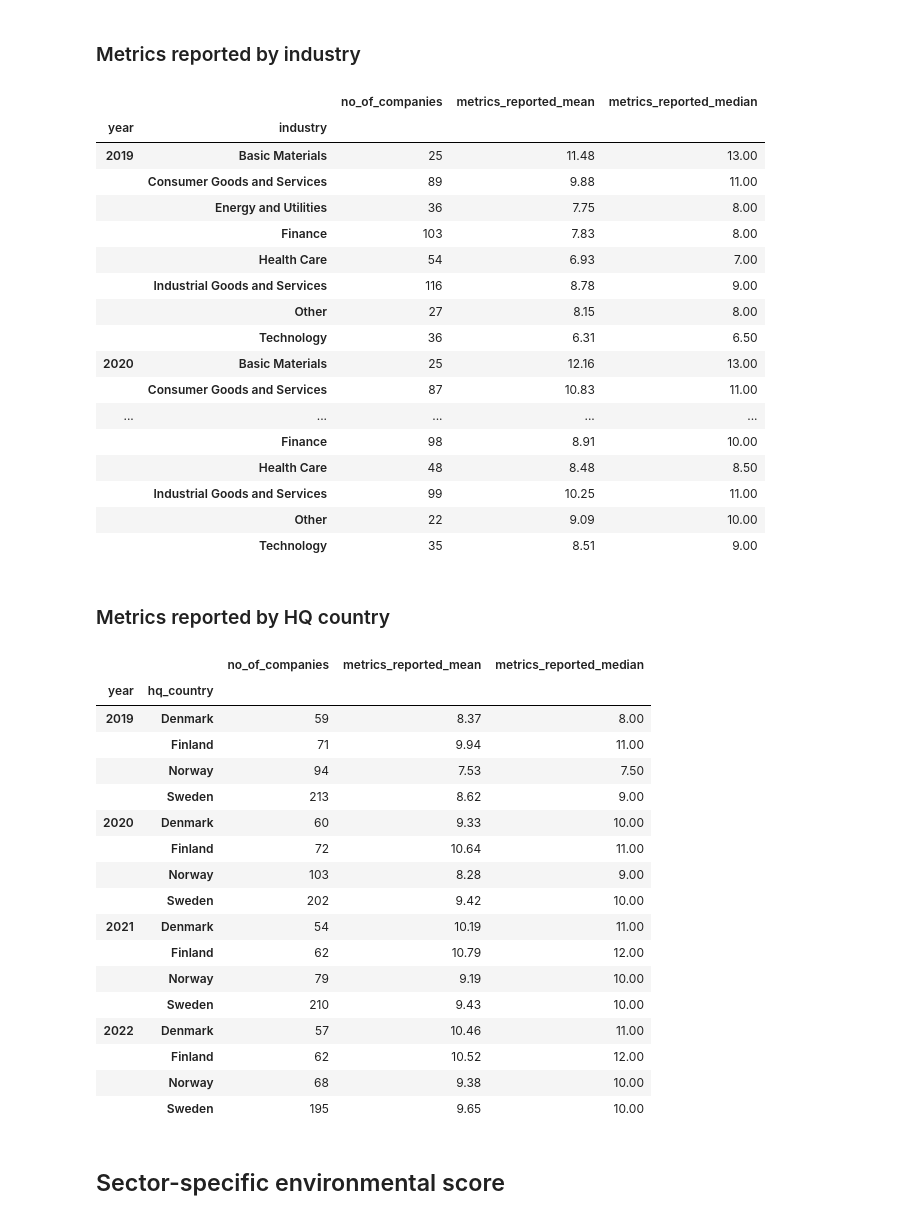
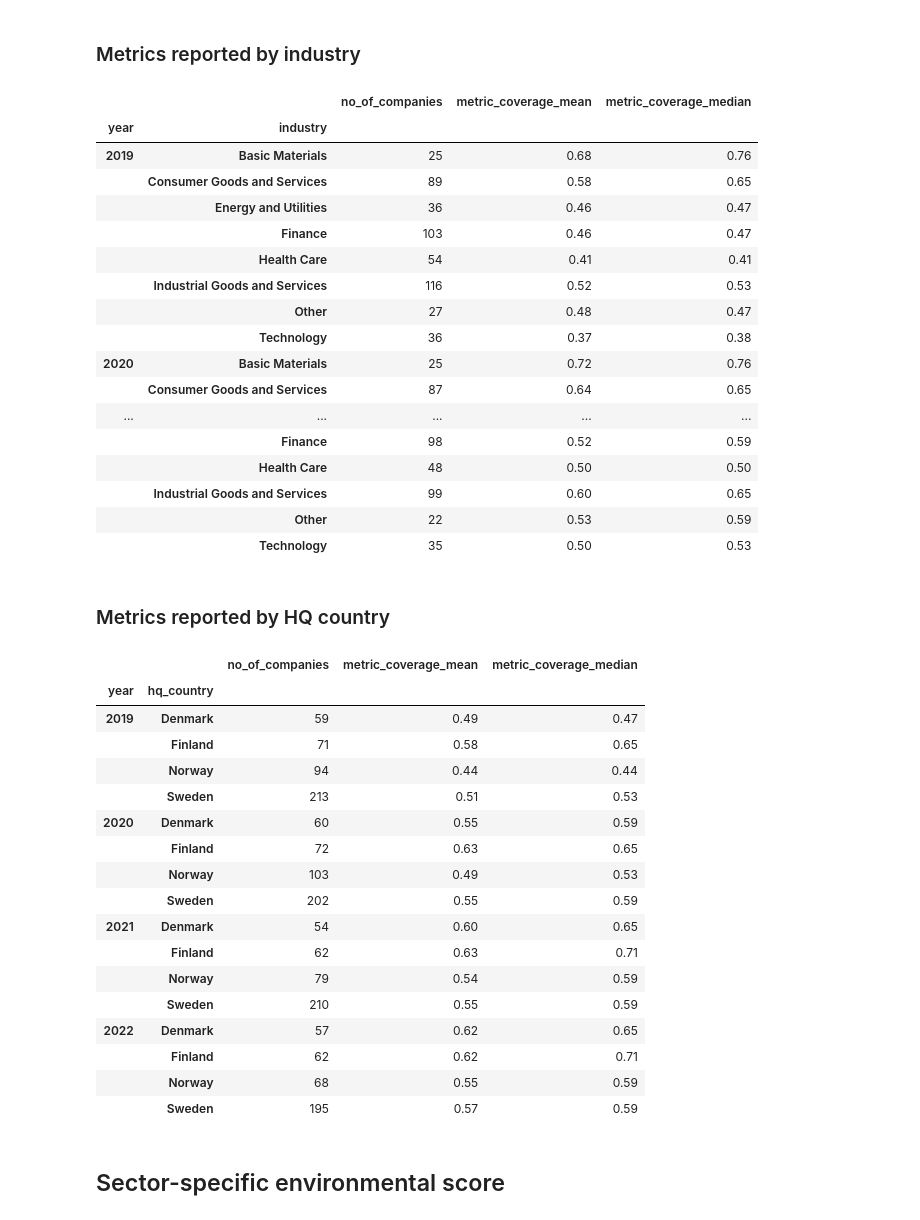
Before and after one commit to jamesdavies010/ESG-projects, a Jupyter notebook: notebooks/Nordic_Compass_02_Reporting.ipynb, the cells around one changed output. Saved outputs shown, nothing was run; the diff lists cells and outputs as text; code cells hidden in the pictures.

```diff
--- a/notebooks/Nordic_Compass_02_Reporting.ipynb
+++ b/notebooks/Nordic_Compass_02_Reporting.ipynb
@@ -292,63 +276,63 @@ metrics_reported_by_industry_df = metrics_reported_agg_df.groupby(
     as_index=True,
 ).agg(
     no_of_companies=("company", "count"),
-    metrics_reported_mean=("metrics_reported", "mean"),
-    metrics_reported_median=("metrics_reported", "median"),
+    metric_coverage_mean=("metric_coverage", "mean"),
+    metric_coverage_median=("metric_coverage", "median"),
 )
 
 metrics_reported_by_industry_df
 # %% [output]
-|  |  | no_of_companies | metrics_reported_mean | metrics_reported_median |
+|  |  | no_of_companies | metric_coverage_mean | metric_coverage_median |
 | year | industry |  |  |  |
-| 2019 | Basic Materials | 25 | 11.48 | 13.00 |
-|  | Consumer Goods and Services | 89 | 9.88 | 11.00 |
-|  | Energy and Utilities | 36 | 7.75 | 8.00 |
-|  | Finance | 103 | 7.83 | 8.00 |
-|  | Health Care | 54 | 6.93 | 7.00 |
-|  | Industrial Goods and Services | 116 | 8.78 | 9.00 |
-|  | Other | 27 | 8.15 | 8.00 |
-|  | Technology | 36 | 6.31 | 6.50 |
-| 2020 | Basic Materials | 25 | 12.16 | 13.00 |
-|  | Consumer Goods and Services | 87 | 10.83 | 11.00 |
+| 2019 | Basic Materials | 25 | 0.68 | 0.76 |
+|  | Consumer Goods and Services | 89 | 0.58 | 0.65 |
+|  | Energy and Utilities | 36 | 0.46 | 0.47 |
+|  | Finance | 103 | 0.46 | 0.47 |
+|  | Health Care | 54 | 0.41 | 0.41 |
+|  | Industrial Goods and Services | 116 | 0.52 | 0.53 |
+|  | Other | 27 | 0.48 | 0.47 |
+|  | Technology | 36 | 0.37 | 0.38 |
+| 2020 | Basic Materials | 25 | 0.72 | 0.76 |
+|  | Consumer Goods and Services | 87 | 0.64 | 0.65 |
 | ... | ... | ... | ... | ... |
-|  | Finance | 98 | 8.91 | 10.00 |
-|  | Health Care | 48 | 8.48 | 8.50 |
-|  | Industrial Goods and Services | 99 | 10.25 | 11.00 |
-|  | Other | 22 | 9.09 | 10.00 |
-|  | Technology | 35 | 8.51 | 9.00 |
+|  | Finance | 98 | 0.52 | 0.59 |
+|  | Health Care | 48 | 0.50 | 0.50 |
+|  | Industrial Goods and Services | 99 | 0.60 | 0.65 |
+|  | Other | 22 | 0.53 | 0.59 |
+|  | Technology | 35 | 0.50 | 0.53 |
 # %% [markdown]
 ### Metrics reported by HQ country
 # %%
 metrics_reported_by_country_df = metrics_reported_agg_df.groupby(
     ["year", "hq_country"], as_index=True
 ).agg(
     no_of_companies=("company", "count"),
-    metrics_reported_mean=("metrics_reported", "mean"),
-    metrics_reported_median=("metrics_reported", "median"),
+    metric_coverage_mean=("metric_coverage", "mean"),
+    metric_coverage_median=("metric_coverage", "median"),
 )
 
 metrics_reported_by_country_df.query(
     "hq_country in ['Sweden', 'Norway', 'Denmark', 'Finland']"
 )
 # %% [output]
-|  |  | no_of_companies | metrics_reported_mean | metrics_reported_median |
+|  |  | no_of_companies | metric_coverage_mean | metric_coverage_median |
 | year | hq_country |  |  |  |
-| 2019 | Denmark | 59 | 8.37 | 8.00 |
-|  | Finland | 71 | 9.94 | 11.00 |
-|  | Norway | 94 | 7.53 | 7.50 |
-|  | Sweden | 213 | 8.62 | 9.00 |
-| 2020 | Denmark | 60 | 9.33 | 10.00 |
-|  | Finland | 72 | 10.64 | 11.00 |
-|  | Norway | 103 | 8.28 | 9.00 |
-|  | Sweden | 202 | 9.42 | 10.00 |
-| 2021 | Denmark | 54 | 10.19 | 11.00 |
-|  | Finland | 62 | 10.79 | 12.00 |
-|  | Norway | 79 | 9.19 | 10.00 |
-|  | Sweden | 210 | 9.43 | 10.00 |
-| 2022 | Denmark | 57 | 10.46 | 11.00 |
-|  | Finland | 62 | 10.52 | 12.00 |
-|  | Norway | 68 | 9.38 | 10.00 |
-|  | Sweden | 195 | 9.65 | 10.00 |
+| 2019 | Denmark | 59 | 0.49 | 0.47 |
+|  | Finland | 71 | 0.58 | 0.65 |
+|  | Norway | 94 | 0.44 | 0.44 |
+|  | Sweden | 213 | 0.51 | 0.53 |
+| 2020 | Denmark | 60 | 0.55 | 0.59 |
+|  | Finland | 72 | 0.63 | 0.65 |
+|  | Norway | 103 | 0.49 | 0.53 |
+|  | Sweden | 202 | 0.55 | 0.59 |
+| 2021 | Denmark | 54 | 0.60 | 0.65 |
+|  | Finland | 62 | 0.63 | 0.71 |
+|  | Norway | 79 | 0.54 | 0.59 |
+|  | Sweden | 210 | 0.55 | 0.59 |
+| 2022 | Denmark | 57 | 0.62 | 0.65 |
+|  | Finland | 62 | 0.62 | 0.71 |
+|  | Norway | 68 | 0.55 | 0.59 |
+|  | Sweden | 195 | 0.57 | 0.59 |
 # %% [markdown]
 ## Sector-specific environmental score
 # %% [markdown]
```
Also changed, not shown: parts of 31 cells of this notebook, 1 other file.
